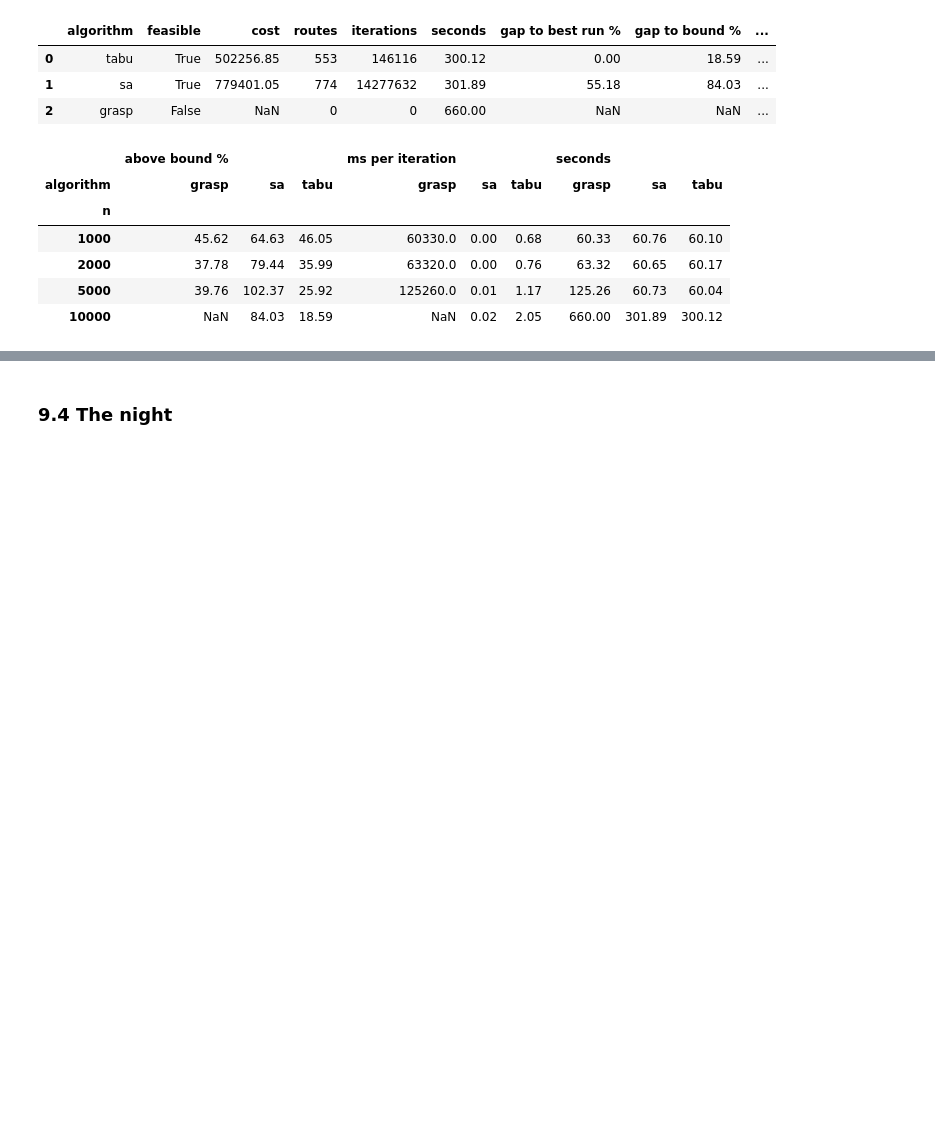
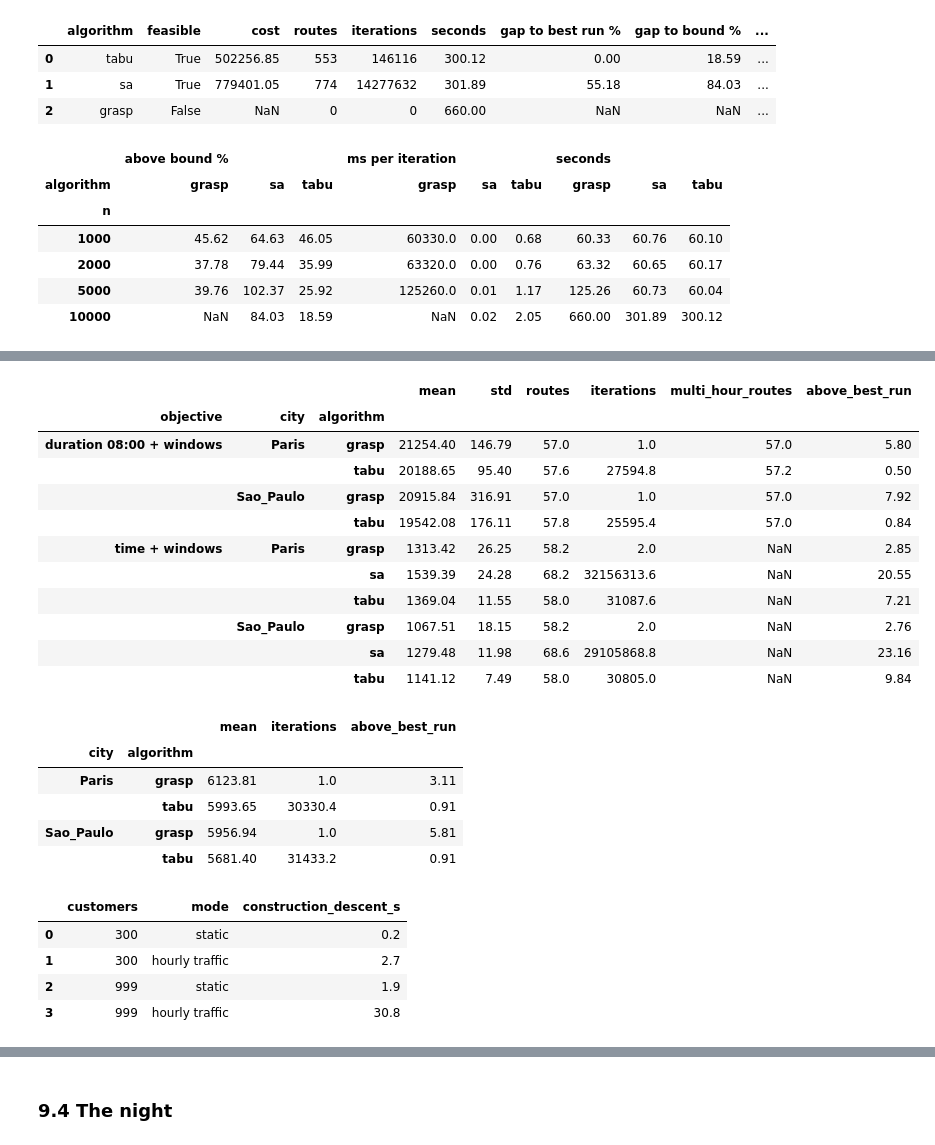
Before and after one commit to zzaved/cesi-cvrp-metaheuristics, a Jupyter notebook: notebooks/02_final_deliverable.ipynb, the cells around one changed output, grey strips where cells are left out. Drawn from its saved outputs; the diff is of its cells as text; code cells hidden in the pictures; blank space fills up the shorter version.

```diff
--- a/notebooks/02_final_deliverable.ipynb
+++ b/notebooks/02_final_deliverable.ipynb
@@ -936,0 +987,38 @@ Brazil replaces Egypt under the same protocol.
+# %%
+win = city[city.objective.str.contains("windows")].copy()
+win["above best run %"] = 100 * (win.cost / win.groupby(["city", "objective"]).cost.transform("min") - 1)
+display(win.groupby(["objective", "city", "algorithm"]).agg(
+    mean=("cost", "mean"), std=("cost", "std"), routes=("routes", "mean"),
+    iterations=("iterations", "mean"), multi_hour_routes=("multi_hour_routes", "mean"),
+    above_best_run=("above best run %", "mean")).round(2))
+pilot = pd.read_csv(RES / "city_pilot.csv")
+assert (pilot.feasible & pilot.cost_matches).all()
+pilot["above best run %"] = 100 * (pilot.cost / pilot.groupby("city").cost.transform("min") - 1)
+display(pilot.groupby(["city", "algorithm"]).agg(mean=("cost", "mean"), iterations=("iterations", "mean"),
+                                                 above_best_run=("above best run %", "mean")).round(2))
+# one GRASP-ILS construction plus first descent, static against hourly traffic (Paris)
+display(pd.read_csv(RES / "city_grasp_timing.csv"))
+# %% [output]
+|  |  |  | mean | std | routes | iterations | multi_hour_routes | above_best_run |
+| objective | city | algorithm |  |  |  |  |  |  |
+| duration 08:00 + windows | Paris | grasp | 21254.40 | 146.79 | 57.0 | 1.0 | 57.0 | 5.80 |
+|  |  | tabu | 20188.65 | 95.40 | 57.6 | 27594.8 | 57.2 | 0.50 |
+|  | Sao_Paulo | grasp | 20915.84 | 316.91 | 57.0 | 1.0 | 57.0 | 7.92 |
+|  |  | tabu | 19542.08 | 176.11 | 57.8 | 25595.4 | 57.0 | 0.84 |
+| time + windows | Paris | grasp | 1313.42 | 26.25 | 58.2 | 2.0 | NaN | 2.85 |
+|  |  | sa | 1539.39 | 24.28 | 68.2 | 32156313.6 | NaN | 20.55 |
+|  |  | tabu | 1369.04 | 11.55 | 58.0 | 31087.6 | NaN | 7.21 |
+|  | Sao_Paulo | grasp | 1067.51 | 18.15 | 58.2 | 2.0 | NaN | 2.76 |
+|  |  | sa | 1279.48 | 11.98 | 68.6 | 29105868.8 | NaN | 23.16 |
+|  |  | tabu | 1141.12 | 7.49 | 58.0 | 30805.0 | NaN | 9.84 |
+|  |  | mean | iterations | above_best_run |
+| city | algorithm |  |  |  |
+| Paris | grasp | 6123.81 | 1.0 | 3.11 |
+|  | tabu | 5993.65 | 30330.4 | 0.91 |
+| Sao_Paulo | grasp | 5956.94 | 1.0 | 5.81 |
+|  | tabu | 5681.40 | 31433.2 | 0.91 |
+|  | customers | mode | construction_descent_s |
+| 0 | 300 | static | 0.2 |
+| 1 | 300 | hourly traffic | 2.7 |
+| 2 | 999 | static | 1.9 |
+| 3 | 999 | hourly traffic | 30.8 |
```
Also changed, not shown: parts of 22 cells of this notebook.
